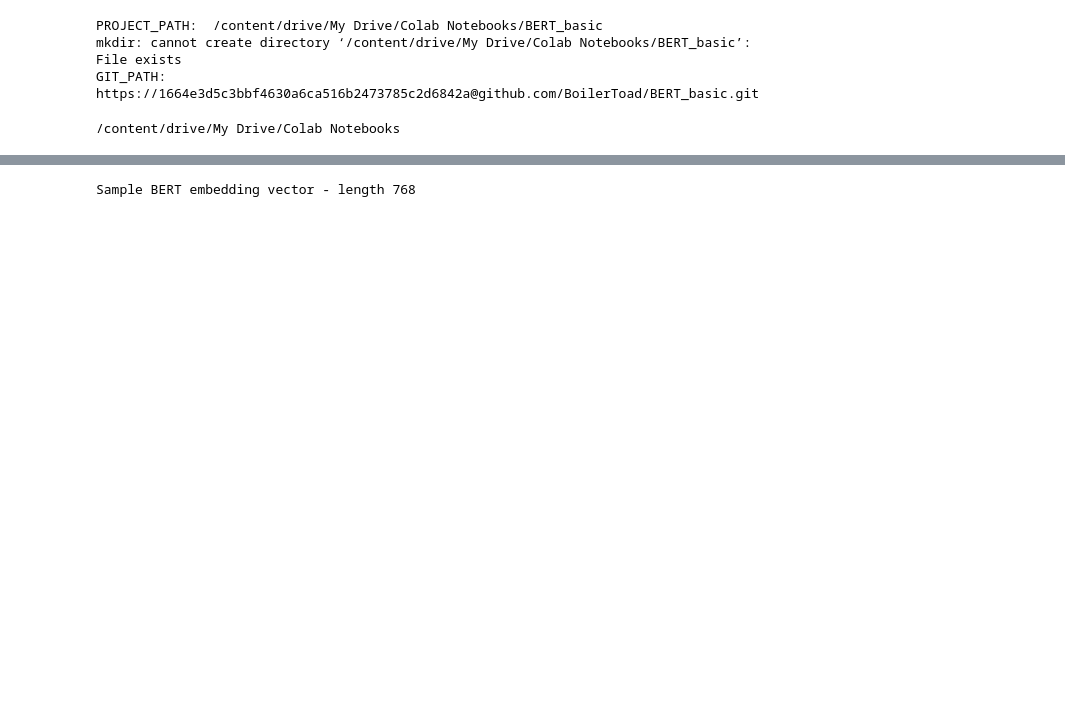
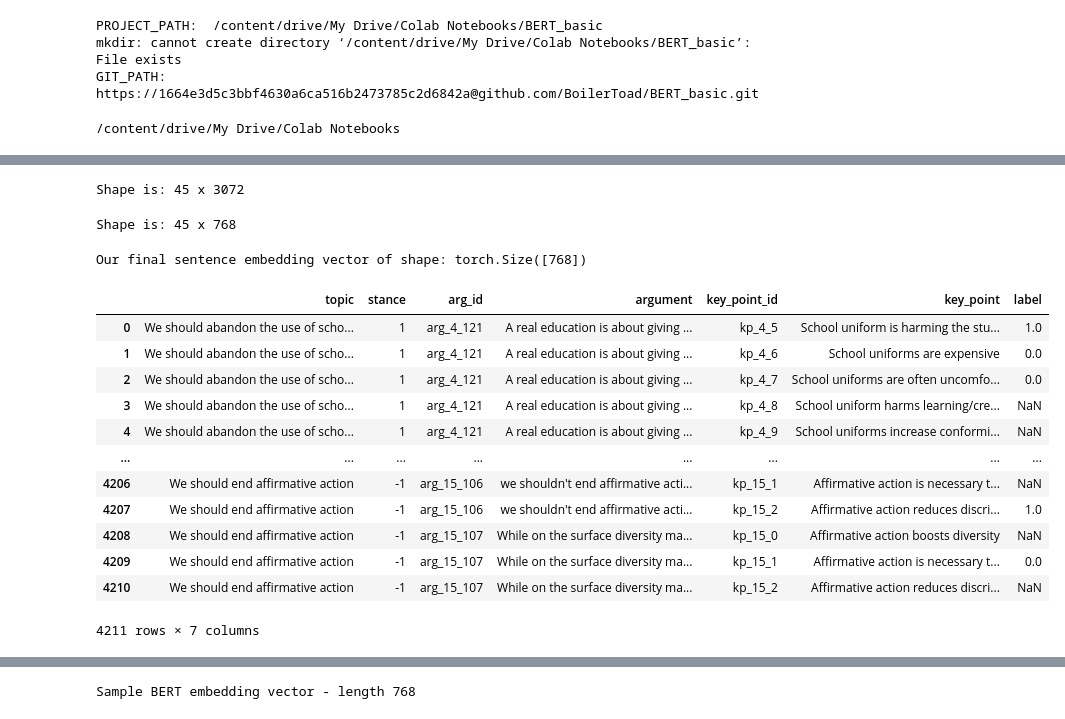
Before and after one commit to BoilerToad/BERT_basic, a Jupyter notebook: Colab_BERT_basic.ipynb, the cells around one changed output, grey strips where cells are left out. Cells and saved outputs as stored; diff of their text form; code cells hidden in the pictures; blank space fills up the shorter version.

```diff
--- a/Colab_BERT_basic.ipynb
+++ b/Colab_BERT_basic.ipynb
@@ -207,0 +228,76 @@ Number of hidden units: 768
+# %%
+# Stores the token vectors, with shape [45 x 3,072]
+token_vecs_cat = []
+
+# `token_embeddings` is a [45 x 12 x 768] tensor.
+
+# For each token in the sentence...
+for token in token_embeddings:
+
+    # `token` is a [12 x 768] tensor
+
+    # Concatenate the vectors (that is, append them together) from the last
+    # four layers.
+    # Each layer vector is 768 values, so `cat_vec` is length 3,072.
+    cat_vec = torch.cat((token[-1], token[-2], token[-3], token[-4]), dim=0)
+
+    # Use `cat_vec` to represent `token`.
+    token_vecs_cat.append(cat_vec)
+
+print ('Shape is: %d x %d' % (len(token_vecs_cat), len(token_vecs_cat[0])))
+# %% [output]
+Shape is: 45 x 3072
+# %%
+# Stores the token vectors, with shape [45 x 768]
+token_vecs_sum = []
+
+# `token_embeddings` is a [45 x 12 x 768] tensor.
+
+# For each token in the sentence...
+for token in token_embeddings:
+
+    # `token` is a [12 x 768] tensor
+
+    # Sum the vectors from the last four layers.
+    sum_vec = torch.sum(token[-4:], dim=0)
+
+    # Use `sum_vec` to represent `token`.
+    token_vecs_sum.append(sum_vec)
+
+print ('Shape is: %d x %d' % (len(token_vecs_sum), len(token_vecs_sum[0])))
+# %% [output]
+Shape is: 45 x 768
+# %%
+#  Average the second to last hidden layer of each token
+
+# `hidden_states` has shape [13 x 1 x 22 x 768]
+
+# `token_vecs` is a tensor with shape [22 x 768]
+token_vecs = hidden_states[-2][0]
+
+# Calculate the average of all 22 token vectors.
+sentence_embedding = torch.mean(token_vecs, dim=0)
+
+print ("Our final sentence embedding vector of shape:", sentence_embedding.size())
+# %% [output]
+Our final sentence embedding vector of shape: torch.Size([768])
+# %%
+table = pq.read_table( ('df_topic_key_point_argument_label_dev.parquet') )
+
+df_topic_key_point_argument_label = table.to_pandas()
+# %%
+df_topic_key_point_argument_label
+# %% [output]
+|  | topic | stance | arg_id | argument | key_point_id | key_point | label |
+| 0 | We should abandon the use of scho... | 1 | arg_4_121 | A real education is about giving ... | kp_4_5 | School uniform is harming the stu... | 1.0 |
+| 1 | We should abandon the use of scho... | 1 | arg_4_121 | A real education is about giving ... | kp_4_6 | School uniforms are expensive | 0.0 |
+| 2 | We should abandon the use of scho... | 1 | arg_4_121 | A real education is about giving ... | kp_4_7 | School uniforms are often uncomfo... | 0.0 |
+| 3 | We should abandon the use of scho... | 1 | arg_4_121 | A real education is about giving ... | kp_4_8 | School uniform harms learning/cre... | NaN |
+| 4 | We should abandon the use of scho... | 1 | arg_4_121 | A real education is about giving ... | kp_4_9 | School uniforms increase conformi... | NaN |
+| ... | ... | ... | ... | ... | ... | ... | ... |
+| 4206 | We should end affirmative action | -1 | arg_15_106 | we shouldn't end affirmative acti... | kp_15_1 | Affirmative action is necessary t... | NaN |
+| 4207 | We should end affirmative action | -1 | arg_15_106 | we shouldn't end affirmative acti... | kp_15_2 | Affirmative action reduces discri... | 1.0 |
+| 4208 | We should end affirmative action | -1 | arg_15_107 | While on the surface diversity ma... | kp_15_0 | Affirmative action boosts diversity | NaN |
+| 4209 | We should end affirmative action | -1 | arg_15_107 | While on the surface diversity ma... | kp_15_1 | Affirmative action is necessary t... | 0.0 |
+| 4210 | We should end affirmative action | -1 | arg_15_107 | While on the surface diversity ma... | kp_15_2 | Affirmative action reduces discri... | NaN |
+4211 rows × 7 columns
```
Also changed, not shown: parts of 22 cells of this notebook.
